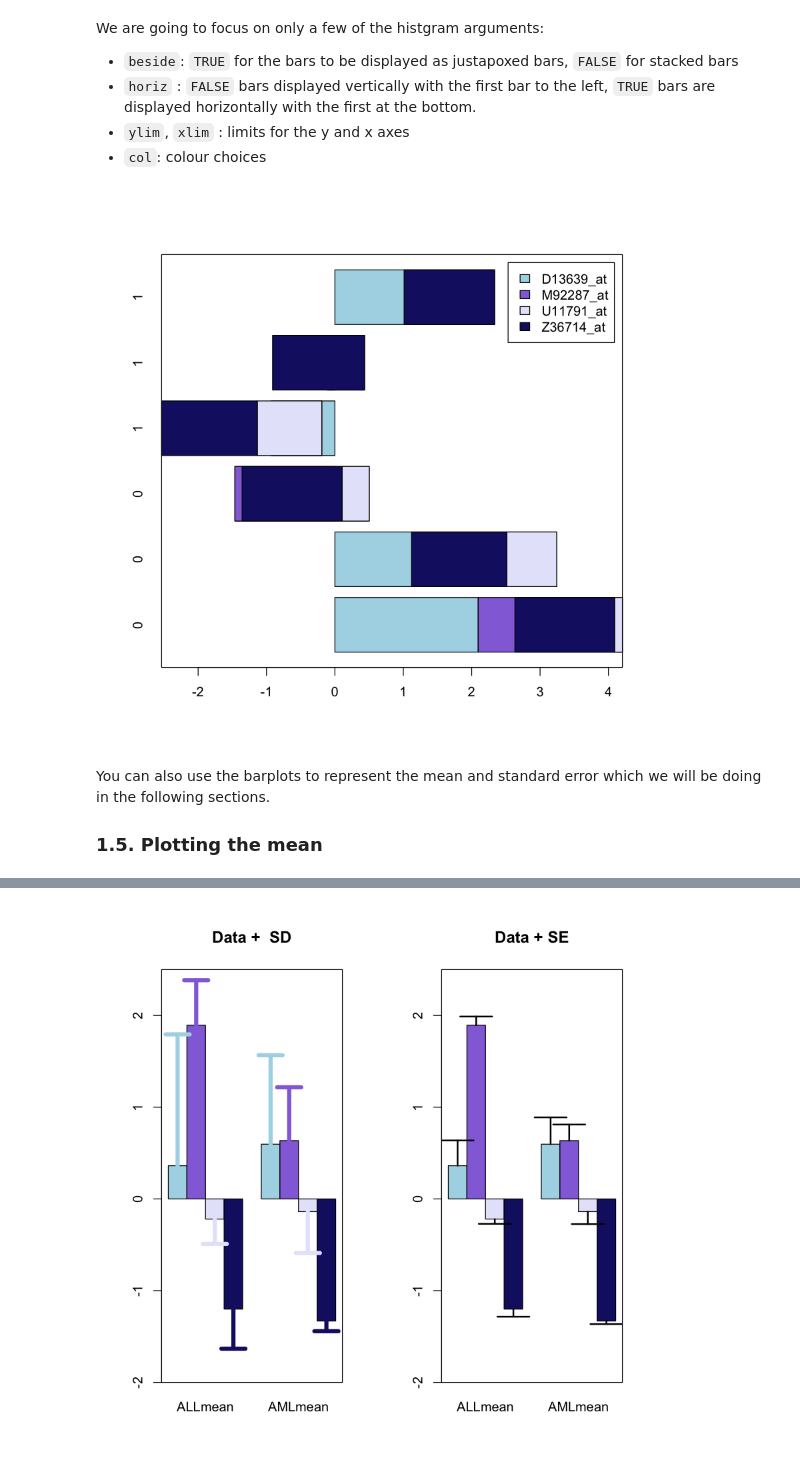
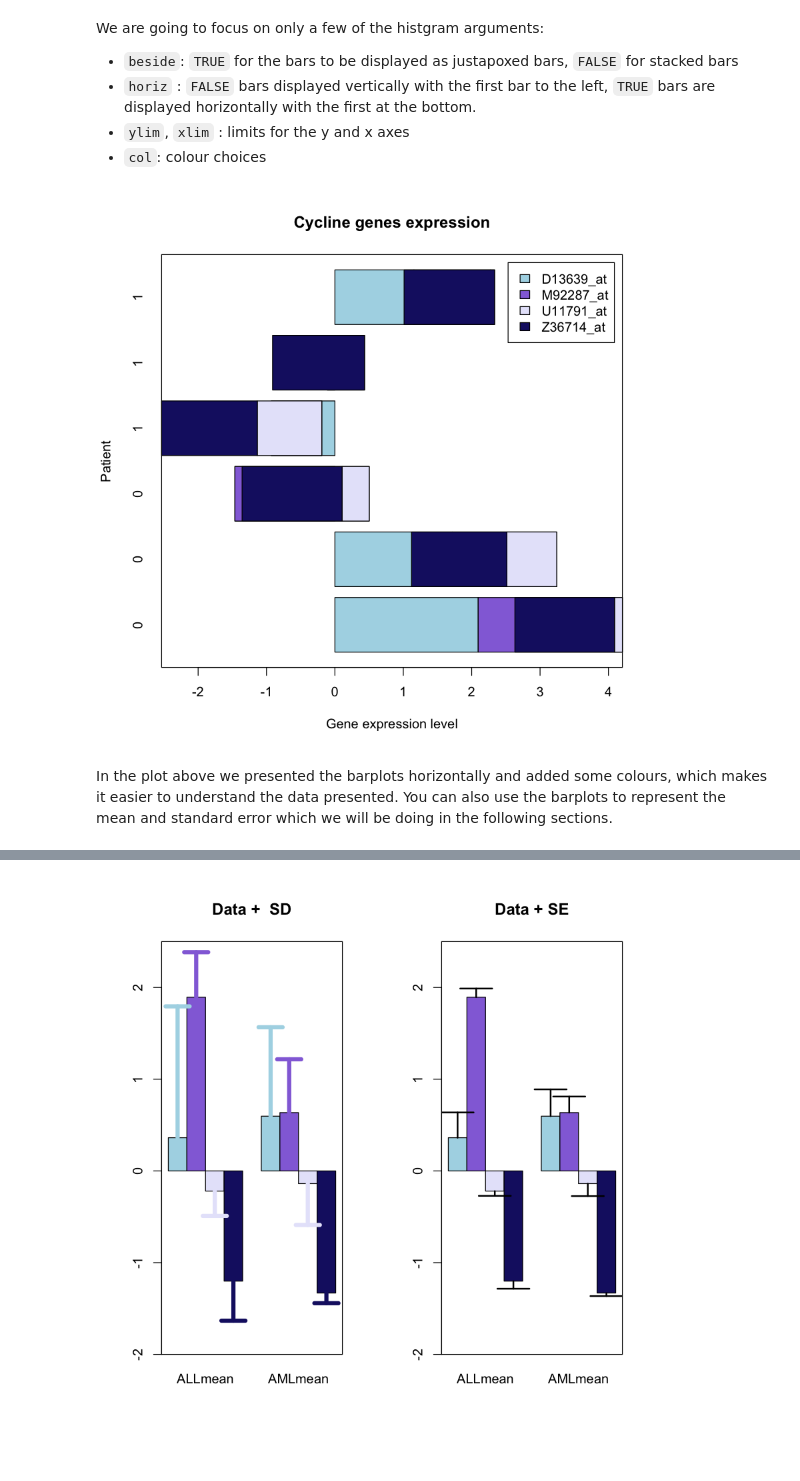
Before and after one commit to trallard/BAD_days, a Jupyter notebook: Day1/Tutorial.ipynb, the cells around one changed output, grey strips where cells are left out. Drawn from its saved outputs; the diff is of its cells as text; code cells hidden in the pictures.

```diff
--- a/Day1/Tutorial.ipynb
+++ b/Day1/Tutorial.ipynb
@@ -142,15 +247,12 @@ We are going to focus on only a few of the histgram arguments:
 - `horiz` : `FALSE` bars displayed vertically with the first bar to the left, `TRUE` bars are displayed horizontally with the first at the bottom.
 - `ylim`, `xlim` :  limits for the y and x axes
 - `col`: colour choices
-# %%
-# custom colours
-colours = c('lightblue',  'mediumpurple', 'lavender', 'midnightblue')
-barplot(mygenelist, horiz = TRUE,
-        col = colours, legend = TRUE)
-box()
-# %% [output]
-[figure, removed]
+# %%
+barplot(mygenelist, horiz = TRUE, col = colours, legend = TRUE,
+       ylab = 'Patient', xlab = 'Gene expression level', main  = 'Cycline genes expression')
+box()
+# %% [output]
+[figure, added]
 # %% [markdown]
+In the plot above we presented the barplots horizontally and added some colours, which makes it easier to understand the data presented.
 You can also use the barplots to represent the mean and standard error which we will be doing in the following sections.
-
-### 1.5\. Plotting the mean
```
Also changed, not shown: parts of 36 cells of this notebook.
